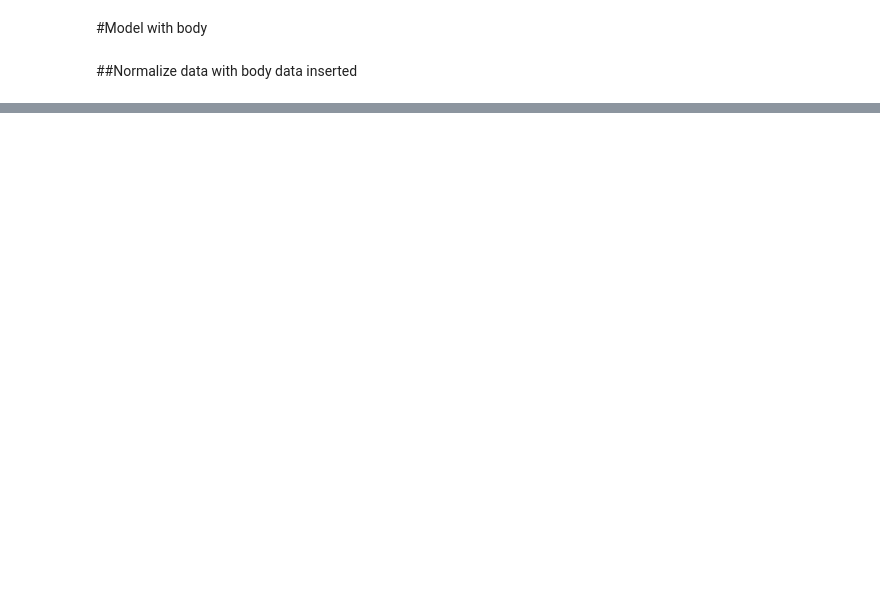
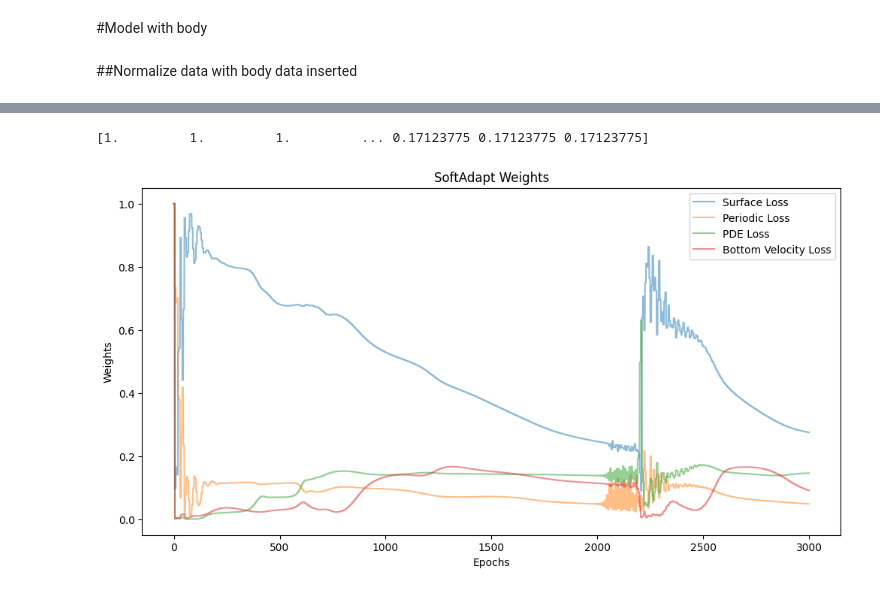
Before and after one commit to LuigiElo/DL-PINNs, a Jupyter notebook: PINN_LaPlace2D_Pytorch.ipynb, the cells around one changed output, grey strips where cells are left out. Cells and saved outputs as stored; diff of their text form; code cells hidden in the pictures; blank space fills up the shorter version.

```diff
--- a/PINN_LaPlace2D_Pytorch.ipynb
+++ b/PINN_LaPlace2D_Pytorch.ipynb
@@ -1612,2 +1381,10 @@ for epoch in range(num_epochs):
+# %%
+print(weights_hist[:,0])
+# %% [output]
+[1.         1.         1.         ... 0.17123775 0.17123775 0.17123775]
+# %%
+PlotWeightsHistory()
+# %% [output]
+[figure, added]
 # %%
 plotLoss(num_epochs)
```
Also changed, not shown: parts of 22 cells of this notebook.
